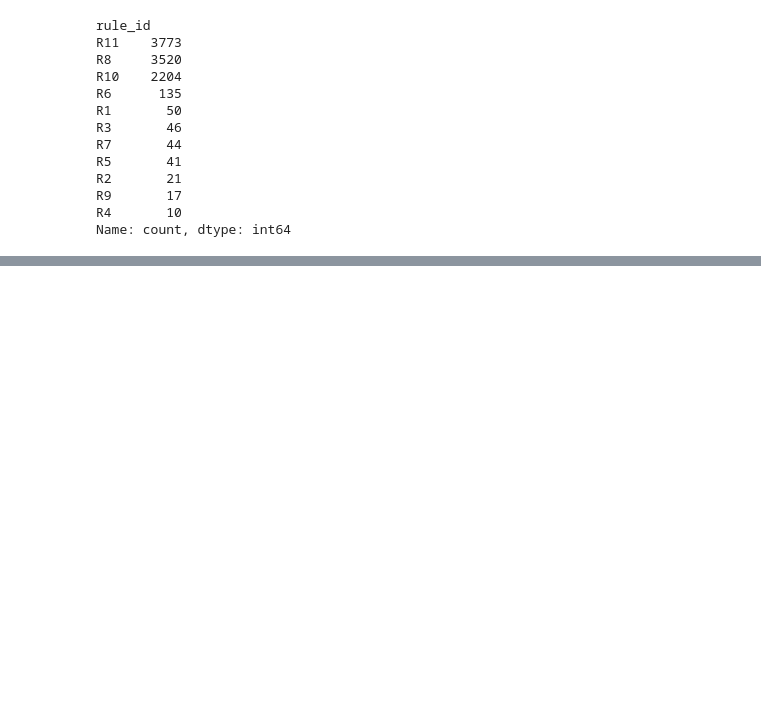
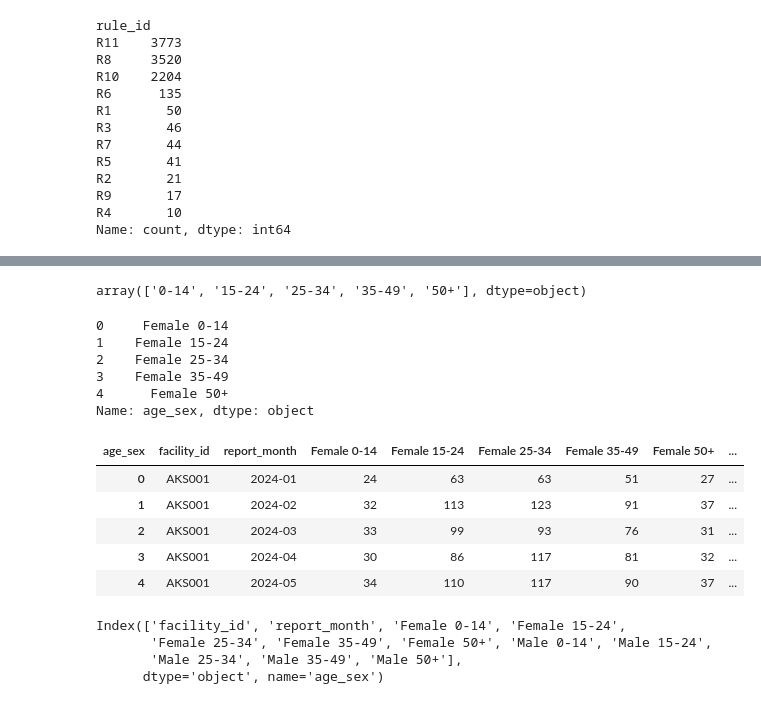
Before and after one commit to AlozieCollins/Intern-dataset-work, a Jupyter notebook: work.ipynb, the cells around one changed output, grey strips where cells are left out. Cells and saved outputs as stored; diff of their text form; code cells hidden in the pictures; blank space fills up the shorter version.

```diff
--- a/work.ipynb
+++ b/work.ipynb
@@ -714,0 +694,14 @@ issues.to_csv("issues_log", index = False)
+# %%
+sex = {
+    "Female": "Female",
+    "female": "Female",
+    "F": "Female",
+    "f": "Female",
+    "Male": "Male",
+    "male": "Male",
+    "M": "Male",
+    "m": "Male"
+}
+
+ds["sex"] = ds["sex"].replace(sex)
+ds["sex"].unique()
@@ -714,0 +730,52 @@ issues.to_csv("issues_log", index = False)
+# %%
+age_map = {
+    "<15": "0-14",
+    "0-14": "0-14",
+    "15-24": "15-24",
+    "15 - 24": "15-24",
+    "50+": "50+",
+    "50 and above": "50+"
+}
+
+ds["age_band"] = ds["age_band"].replace(age_map)
+# %%
+ds["age_band"].unique()
+# %% [output]
+array(['0-14', '15-24', '25-34', '35-49', '50+'], dtype=object)
+# %%
+ds["age_sex"] = (
+    ds["sex"] + " " + ds["age_band"]
+)
+# %%
+ds["age_sex"].head()
+# %% [output]
+0     Female 0-14
+1    Female 15-24
+2    Female 25-34
+3    Female 35-49
+4      Female 50+
+Name: age_sex, dtype: object
+# %%
+wide = ds.pivot_table(
+    index=["facility_id", "report_month"],
+    columns="age_sex",
+    values=  "hts_tst",
+    aggfunc="sum",
+    fill_value=0
+).reset_index()
+# %%
+wide.head()
+# %% [output]
+| age_sex | facility_id | report_month | Female 0-14 | Female 15-24 | Female 25-34 | Female 35-49 | Female 50+ | ... |
+| 0 | AKS001 | 2024-01 | 24 | 63 | 63 | 51 | 27 | ... |
+| 1 | AKS001 | 2024-02 | 32 | 113 | 123 | 91 | 37 | ... |
+| 2 | AKS001 | 2024-03 | 33 | 99 | 93 | 76 | 31 | ... |
+| 3 | AKS001 | 2024-04 | 30 | 86 | 117 | 81 | 32 | ... |
+| 4 | AKS001 | 2024-05 | 34 | 110 | 117 | 90 | 37 | ... |
+# %%
+wide.columns
+# %% [output]
+Index(['facility_id', 'report_month', 'Female 0-14', 'Female 15-24',
+       'Female 25-34', 'Female 35-49', 'Female 50+', 'Male 0-14', 'Male 15-24',
+       'Male 25-34', 'Male 35-49', 'Male 50+'],
+      dtype='object', name='age_sex')
```
Also changed, not shown: parts of 30 cells of this notebook, 1 other file.
